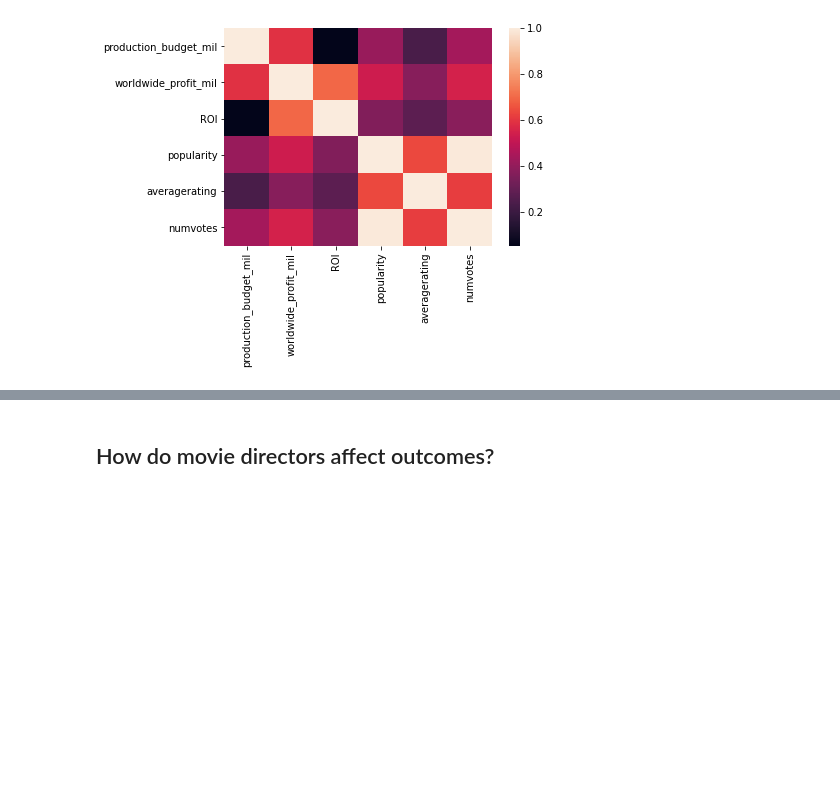
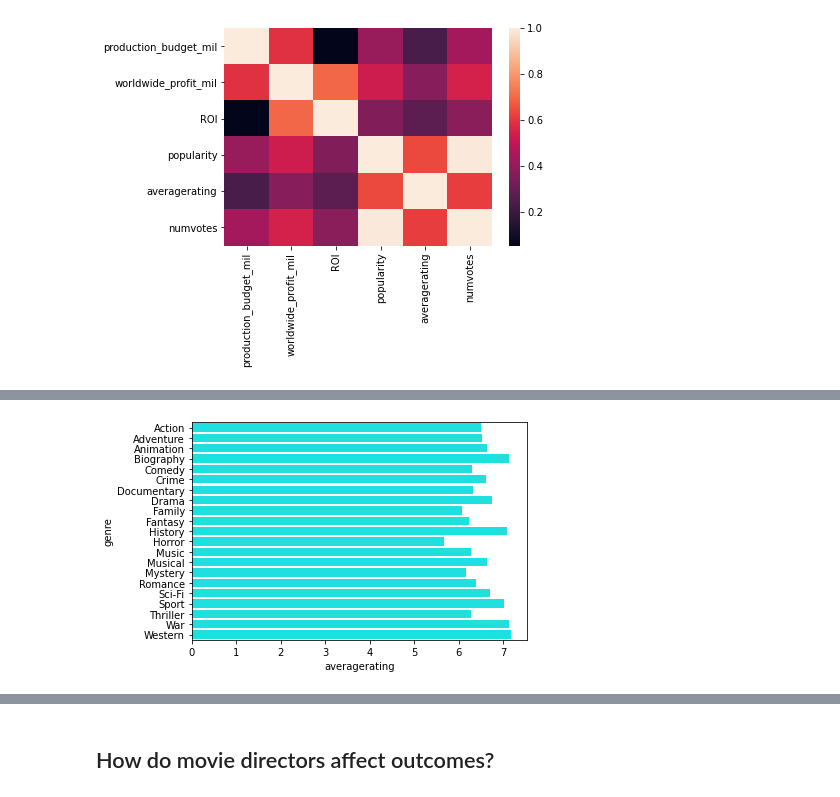
Before and after one commit to gcburgess/Xbox-to-Box-Office, a Jupyter notebook: greg-notebooks-folder/GREG_slightly_polished.ipynb, the cells around one changed output, grey strips where cells are left out. Cells and saved outputs as stored; diff of their text form; code cells hidden in the pictures; blank space fills up the shorter version.

```diff
--- a/greg-notebooks-folder/GREG_slightly_polished.ipynb
+++ b/greg-notebooks-folder/GREG_slightly_polished.ipynb
@@ -756,0 +844,6 @@ sns.heatmap(corr_budgets_ratings);
+# %%
+sns.barplot(y=competing_studio_budgets_ratings_by_genre_df.index,
+            x=competing_studio_budgets_ratings_by_genre_df['averagerating'],
+            color = 'cyan');
+# %% [output]
+[figure, added]
```
Also changed, not shown: parts of 12 cells of this notebook.
